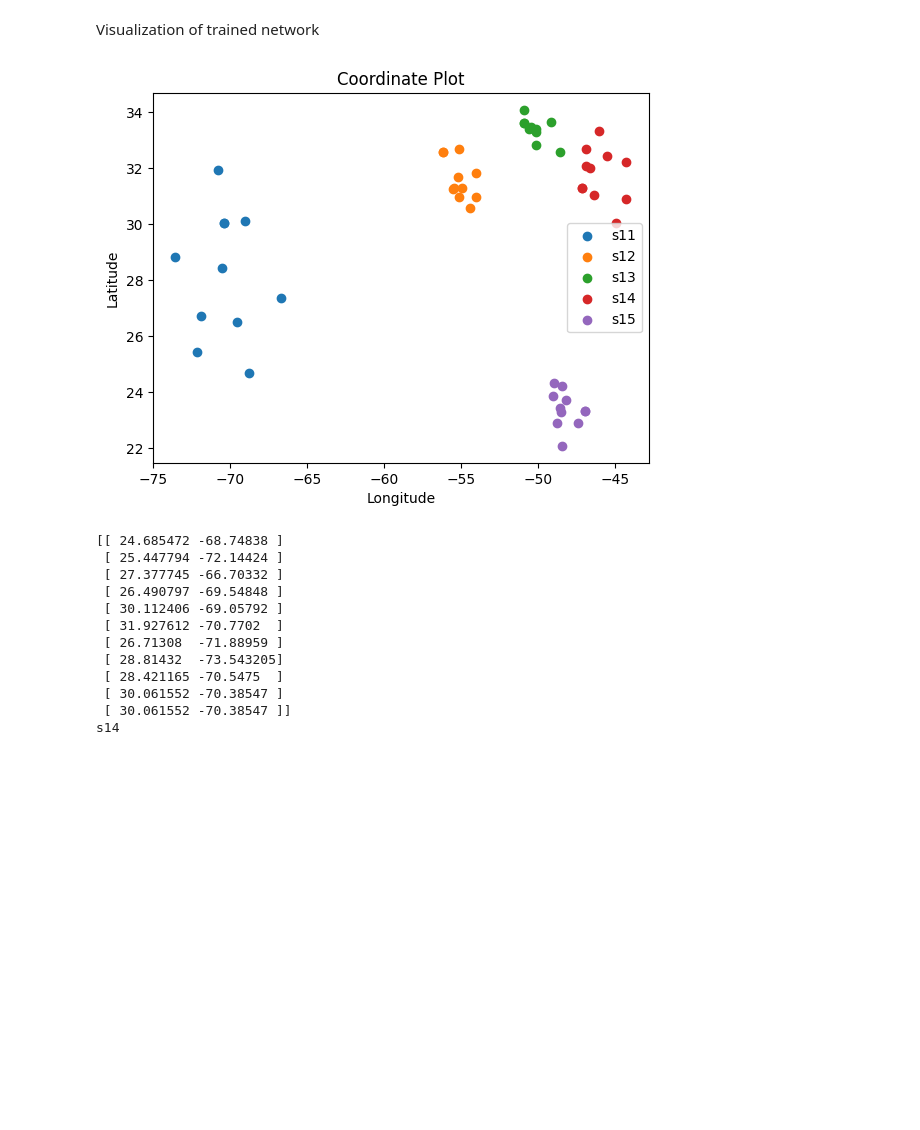
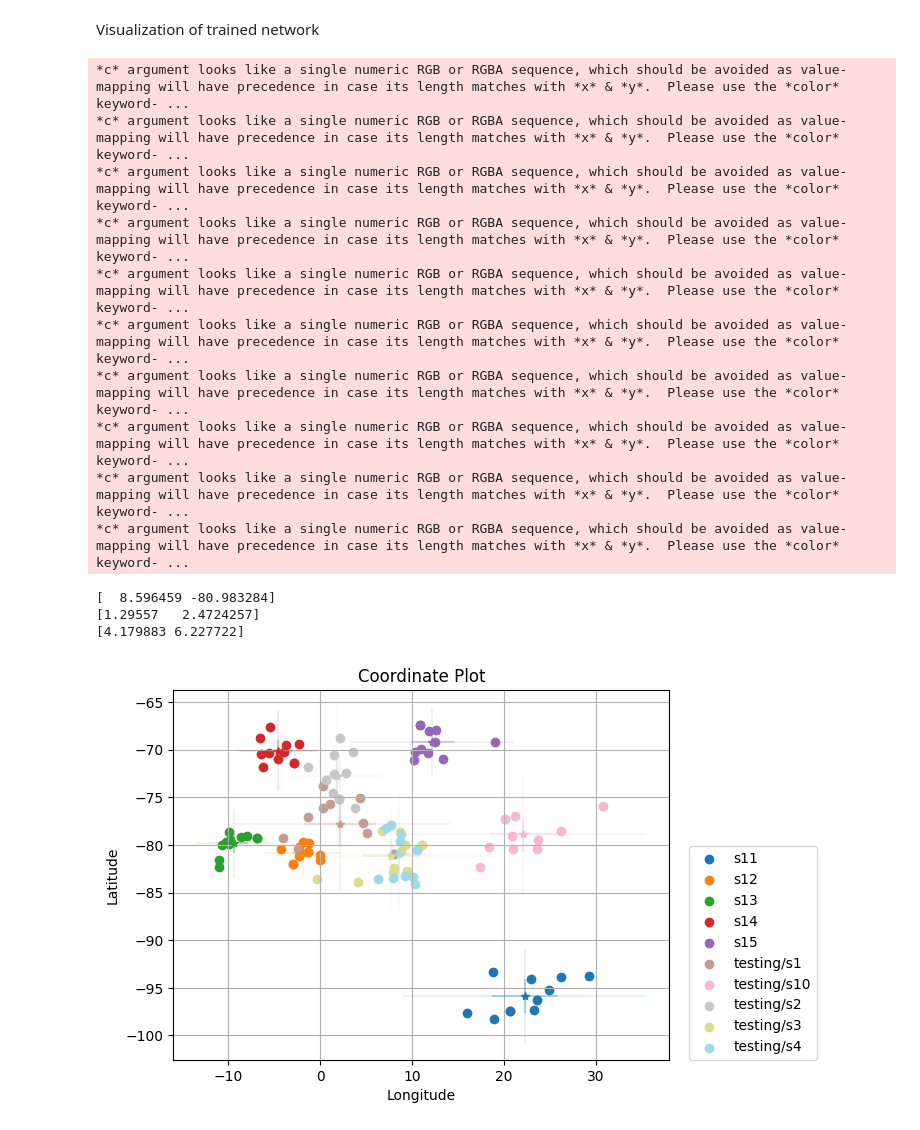
Before and after one commit to PNisargkumar/SiameseNeuralNetwork, a Jupyter notebook: 014_siameseNetwork.ipynb, the cells around one changed output. Saved outputs shown, nothing was run; the diff lists cells and outputs as text; code cells hidden in the pictures; blank space fills up the shorter version.

```diff
--- a/014_siameseNetwork.ipynb
+++ b/014_siameseNetwork.ipynb
@@ -370,30 +429,43 @@ train_results = np.concatenate(train_results)
-# %%
-for i, label in enumerate(labels):
-    label_coordinates = train_results[i*11:(i+1)*11]
-    latitudes = [coord[0] for coord in label_coordinates]
-    longitudes = [coord[1] for coord in label_coordinates]
-    plt.scatter(longitudes, latitudes, label=label)
-
-plt.xlabel('Longitude')
-plt.ylabel('Latitude')
-plt.title('Coordinate Plot')
-plt.legend()
-plt.show()
-# %% [output]
-[figure, removed]
-# %%
-print(train_results[11:22])
-print(labels[2])
-# %% [output]
-[[ 24.685472 -68.74838 ]
- [ 25.447794 -72.14424 ]
- [ 27.377745 -66.70332 ]
- [ 26.490797 -69.54848 ]
- [ 30.112406 -69.05792 ]
- [ 31.927612 -70.7702  ]
- [ 26.71308  -71.88959 ]
- [ 28.81432  -73.543205]
- [ 28.421165 -70.5475  ]
- [ 30.061552 -70.38547 ]
- [ 30.061552 -70.38547 ]]
-s14
+# %%
+cmap = plt.cm.get_cmap('tab20', len(np.unique([point[1] for point in combined_data])))
+fig, ax = plt.subplots()
+for label in enumerate(np.unique([point[1] for point in combined_data])):
+    points = [data[0] for data in combined_data if data[1]==label[1]]
+    ax.scatter([point[0] for point in points], [point[1] for point in points], c=cmap(label[0]), label=label[1])
+    points = np.concatenate(points)
+    points=points.reshape(-1,2)
+    group_means = np.mean(points,axis=0)
+    group_std = np.std(points, axis=0)
+    group_range = np.ptp(points, axis=0)
+    # Plot the mean as a center point
+    ax.plot(group_means[0], group_means[1],marker ="*", c=cmap(label[0]))
+
+    # Plot the standard deviation as error bars
+    ax.errorbar(group_means[0], group_means[1], xerr=group_std[0], yerr=group_std[1],
+            fmt='none', ecolor=cmap(label[0]), alpha=0.3)
+
+    # Plot the range as error bars
+    ax.errorbar(group_means[0], group_means[1], xerr=group_range[0], yerr=group_range[1],
+            fmt='none', ecolor=cmap(label[0]), alpha=0.1)
+
+ax.grid(True)
+plt.xlabel('Longitude')
+plt.ylabel('Latitude')
+plt.title('Coordinate Plot')
+plt.legend(loc=(1.04, 0))
+plt.show()
+# %% [output]
+*c* argument looks like a single numeric RGB or RGBA sequence, which should be avoided as value-mapping will have precedence in case its length matches with *x* & *y*.  Please use the *color* keyword- ...
+*c* argument looks like a single numeric RGB or RGBA sequence, which should be avoided as value-mapping will have precedence in case its length matches with *x* & *y*.  Please use the *color* keyword- ...
+*c* argument looks like a single numeric RGB or RGBA sequence, which should be avoided as value-mapping will have precedence in case its length matches with *x* & *y*.  Please use the *color* keyword- ...
+*c* argument looks like a single numeric RGB or RGBA sequence, which should be avoided as value-mapping will have precedence in case its length matches with *x* & *y*.  Please use the *color* keyword- ...
+*c* argument looks like a single numeric RGB or RGBA sequence, which should be avoided as value-mapping will have precedence in case its length matches with *x* & *y*.  Please use the *color* keyword- ...
+*c* argument looks like a single numeric RGB or RGBA sequence, which should be avoided as value-mapping will have precedence in case its length matches with *x* & *y*.  Please use the *color* keyword- ...
+*c* argument looks like a single numeric RGB or RGBA sequence, which should be avoided as value-mapping will have precedence in case its length matches with *x* & *y*.  Please use the *color* keyword- ...
+*c* argument looks like a single numeric RGB or RGBA sequence, which should be avoided as value-mapping will have precedence in case its length matches with *x* & *y*.  Please use the *color* keyword- ...
+*c* argument looks like a single numeric RGB or RGBA sequence, which should be avoided as value-mapping will have precedence in case its length matches with *x* & *y*.  Please use the *color* keyword- ...
+*c* argument looks like a single numeric RGB or RGBA sequence, which should be avoided as value-mapping will have precedence in case its length matches with *x* & *y*.  Please use the *color* keyword- ...
+[  8.596459 -80.983284]
+[1.29557   2.4724257]
+[4.179883 6.227722]
+[figure, added]
```
Also changed, not shown: parts of 12 cells of this notebook, 1 other file.
